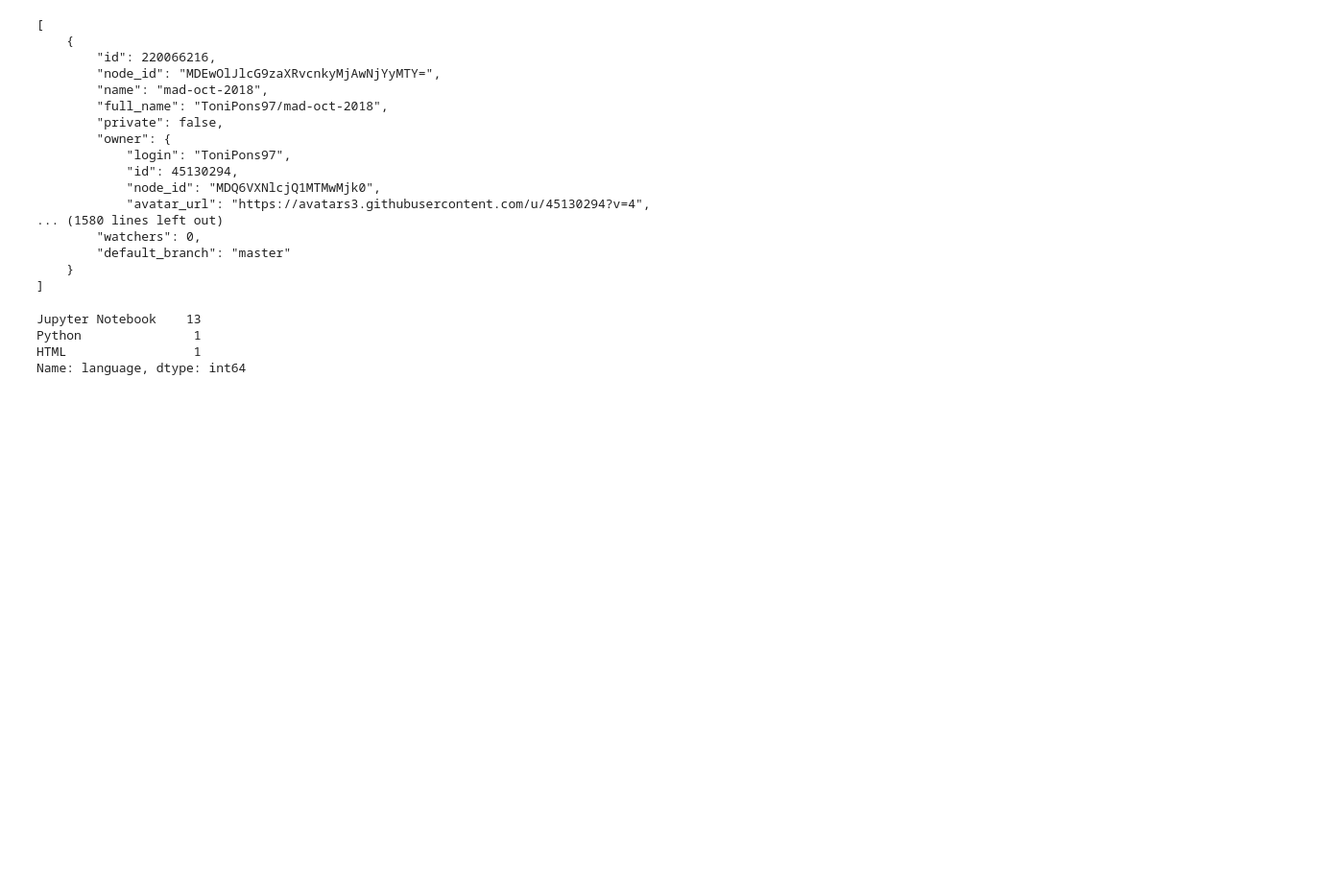
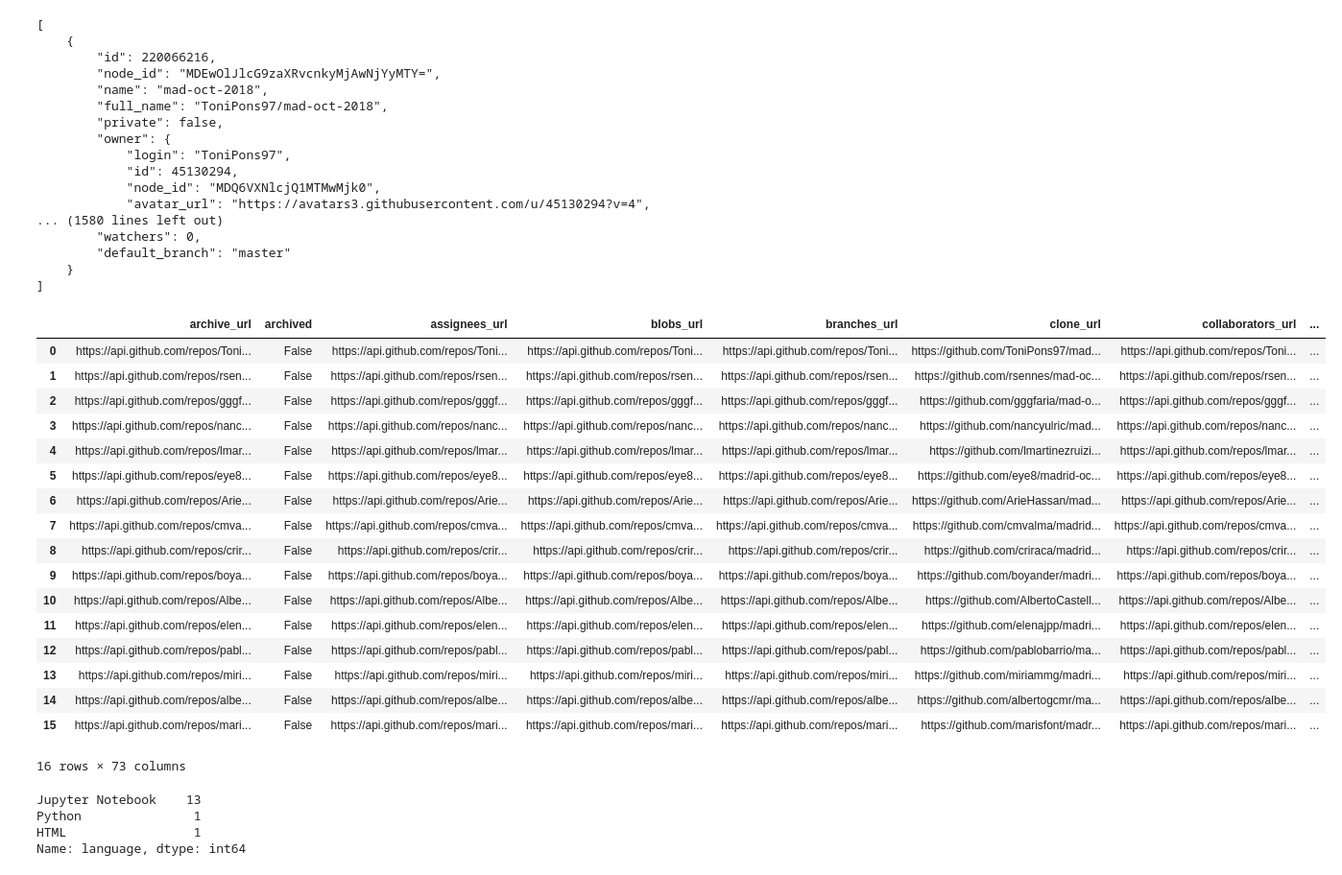
Before and after one commit to estefaniaespinar/lab-api-scavenger-game, a Jupyter notebook: your-code/main.ipynb, the cells around one changed output. Shown at 96% size. Drawn from its saved outputs; the diff is of its cells as text; code cells hidden in the pictures; blank space fills up the shorter version.

```diff
--- a/your-code/main.ipynb
+++ b/your-code/main.ipynb
@@ -17,7 +17,7 @@ Assuming the main lab repo is ironhack-datalabs/madrid-oct-2018, you will:
 To list forks, we can use the GET method. As explained in the GitHub API documentation, we need to make the request to: GET /repos/:owner/:repo/forks.
 # %%
 # your code here
-token = "5577c7ae9fd3eb81032fc4680106d850eefa66e8"
+token = ""
 url = "https://api.github.com/repos/ironhack-datalabs/madrid-oct-2018/forks"
 params = {'client_id': 'estefaniespinar', 'client_secret':token}
 response = requests.get(url, params=params)
@@ -50,6 +50,27 @@ print(json.dumps(response.json(), indent=4))
 ]
 # %%
 hola = pd.DataFrame(response.json())
+# %%
+hola
+# %% [output]
+|  | archive_url | archived | assignees_url | blobs_url | branches_url | clone_url | collaborators_url | ... |
+| 0 | https://api.github.com/repos/Toni... | False | https://api.github.com/repos/Toni... | https://api.github.com/repos/Toni... | https://api.github.com/repos/Toni... | https://github.com/ToniPons97/mad... | https://api.github.com/repos/Toni... | ... |
+| 1 | https://api.github.com/repos/rsen... | False | https://api.github.com/repos/rsen... | https://api.github.com/repos/rsen... | https://api.github.com/repos/rsen... | https://github.com/rsennes/mad-oc... | https://api.github.com/repos/rsen... | ... |
+| 2 | https://api.github.com/repos/gggf... | False | https://api.github.com/repos/gggf... | https://api.github.com/repos/gggf... | https://api.github.com/repos/gggf... | https://github.com/gggfaria/mad-o... | https://api.github.com/repos/gggf... | ... |
+| 3 | https://api.github.com/repos/nanc... | False | https://api.github.com/repos/nanc... | https://api.github.com/repos/nanc... | https://api.github.com/repos/nanc... | https://github.com/nancyulric/mad... | https://api.github.com/repos/nanc... | ... |
+| 4 | https://api.github.com/repos/lmar... | False | https://api.github.com/repos/lmar... | https://api.github.com/repos/lmar... | https://api.github.com/repos/lmar... | https://github.com/lmartinezruizi... | https://api.github.com/repos/lmar... | ... |
+| 5 | https://api.github.com/repos/eye8... | False | https://api.github.com/repos/eye8... | https://api.github.com/repos/eye8... | https://api.github.com/repos/eye8... | https://github.com/eye8/madrid-oc... | https://api.github.com/repos/eye8... | ... |
+| 6 | https://api.github.com/repos/Arie... | False | https://api.github.com/repos/Arie... | https://api.github.com/repos/Arie... | https://api.github.com/repos/Arie... | https://github.com/ArieHassan/mad... | https://api.github.com/repos/Arie... | ... |
+| 7 | https://api.github.com/repos/cmva... | False | https://api.github.com/repos/cmva... | https://api.github.com/repos/cmva... | https://api.github.com/repos/cmva... | https://github.com/cmvalma/madrid... | https://api.github.com/repos/cmva... | ... |
+| 8 | https://api.github.com/repos/crir... | False | https://api.github.com/repos/crir... | https://api.github.com/repos/crir... | https://api.github.com/repos/crir... | https://github.com/criraca/madrid... | https://api.github.com/repos/crir... | ... |
+| 9 | https://api.github.com/repos/boya... | False | https://api.github.com/repos/boya... | https://api.github.com/repos/boya... | https://api.github.com/repos/boya... | https://github.com/boyander/madri... | https://api.github.com/repos/boya... | ... |
+| 10 | https://api.github.com/repos/Albe... | False | https://api.github.com/repos/Albe... | https://api.github.com/repos/Albe... | https://api.github.com/repos/Albe... | https://github.com/AlbertoCastell... | https://api.github.com/repos/Albe... | ... |
+| 11 | https://api.github.com/repos/elen... | False | https://api.github.com/repos/elen... | https://api.github.com/repos/elen... | https://api.github.com/repos/elen... | https://github.com/elenajpp/madri... | https://api.github.com/repos/elen... | ... |
+| 12 | https://api.github.com/repos/pabl... | False | https://api.github.com/repos/pabl... | https://api.github.com/repos/pabl... | https://api.github.com/repos/pabl... | https://github.com/pablobarrio/ma... | https://api.github.com/repos/pabl... | ... |
+| 13 | https://api.github.com/repos/miri... | False | https://api.github.com/repos/miri... | https://api.github.com/repos/miri... | https://api.github.com/repos/miri... | https://github.com/miriammg/madri... | https://api.github.com/repos/miri... | ... |
+| 14 | https://api.github.com/repos/albe... | False | https://api.github.com/repos/albe... | https://api.github.com/repos/albe... | https://api.github.com/repos/albe... | https://github.com/albertogcmr/ma... | https://api.github.com/repos/albe... | ... |
+| 15 | https://api.github.com/repos/mari... | False | https://api.github.com/repos/mari... | https://api.github.com/repos/mari... | https://api.github.com/repos/mari... | https://github.com/marisfont/madr... | https://api.github.com/repos/mari... | ... |
+16 rows × 73 columns
 # %%
 hola['language'].value_counts()
 # %% [output]
```
Also changed, not shown: parts of 1 cell of this notebook.
